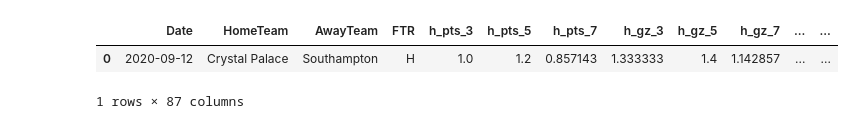
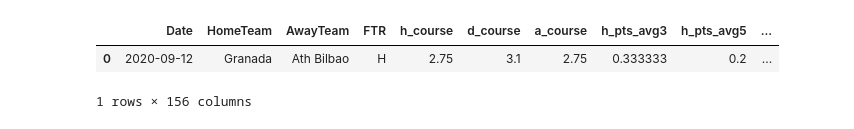
Before and after one commit to msoczi/football_predictions, a Jupyter notebook: create_hist_data.ipynb, the cells around one changed output. Drawn from its saved outputs; the diff is of its cells as text; code cells hidden in the pictures.

```diff
--- a/create_hist_data.ipynb
+++ b/create_hist_data.ipynb
@@ -258,10 +293,10 @@ def calc_features(n):
     return output_concat
 # %%
 # As argument pass max possible number
-calc_features(378)
+calc_features(378, file_read='SP1.csv')
 # %% [output]
-|  | Date | HomeTeam | AwayTeam | FTR | h_pts_3 | h_pts_5 | h_pts_7 | h_gz_3 | h_gz_5 | h_gz_7 | ... | ... |
-| 0 | 2020-09-12 | Crystal Palace | Southampton | H | 1.0 | 1.2 | 0.857143 | 1.333333 | 1.4 | 1.142857 | ... | ... |
+|  | Date | HomeTeam | AwayTeam | FTR | h_course | d_course | a_course | h_pts_avg3 | h_pts_avg5 | ... |
+| 0 | 2020-09-12 | Granada | Ath Bilbao | H | 2.75 | 3.1 | 2.75 | 0.333333 | 0.2 | ... |
-1 rows × 87 columns
+1 rows × 156 columns
 # %%
 # Save data to .csv - variables for each pair of teams in specific match
```
Also changed, not shown: parts of 2 cells of this notebook, 21 other files.
